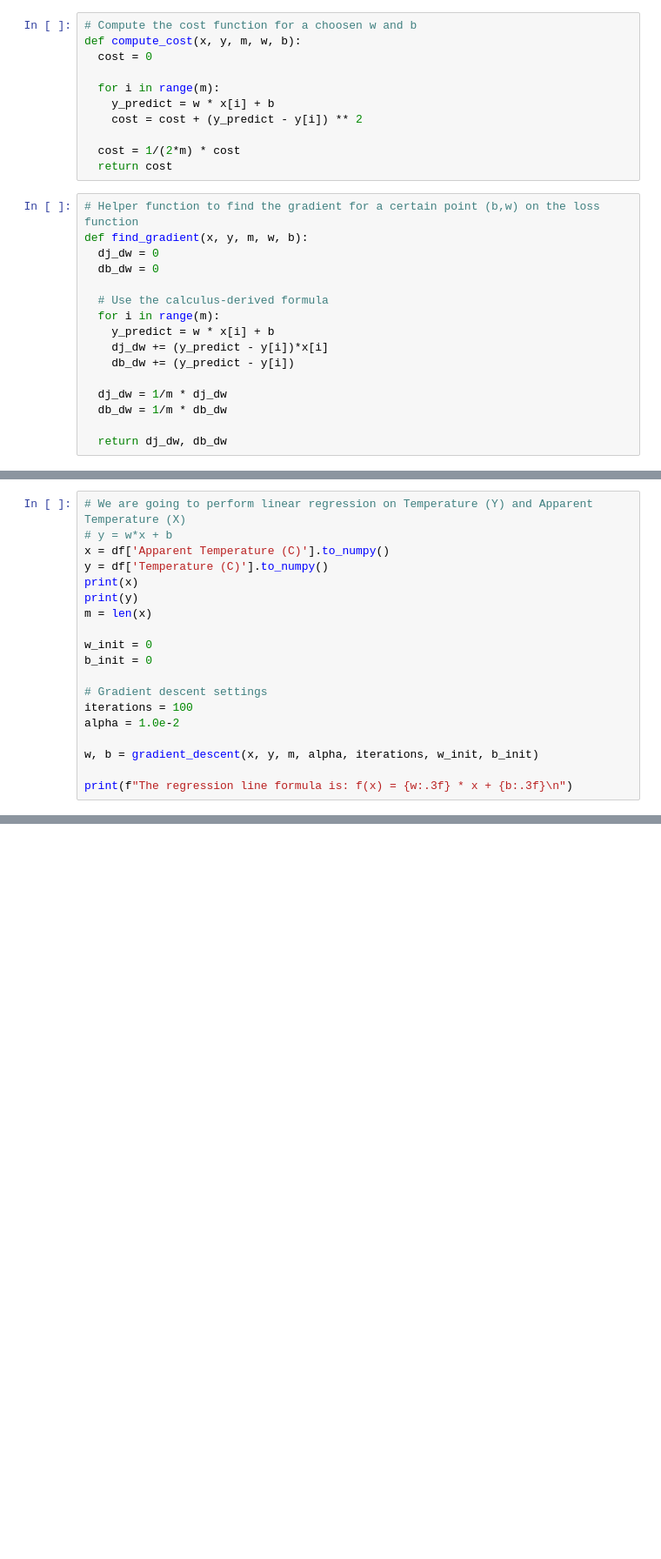
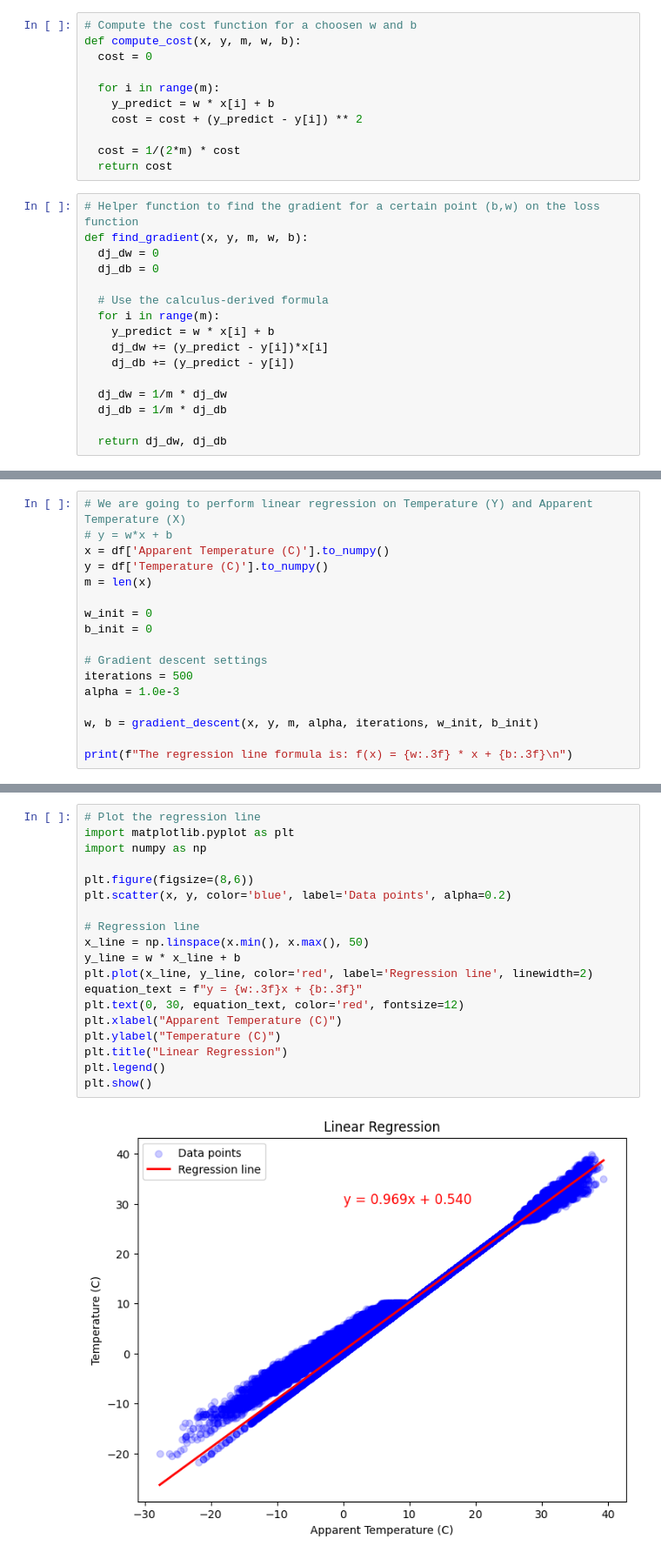
Before and after one commit to Jpan2005/ML, a Jupyter notebook: Regression_Model_w_gradient_descent.ipynb, the cells around one changed output, grey strips where cells are left out. Shown at 87% size. Drawn from its saved outputs; the diff is of its cells as text; blank space fills up the shorter version.

Commit message:
Done gradient descent linear model

```diff
--- a/Regression_Model_w_gradient_descent.ipynb
+++ b/Regression_Model_w_gradient_descent.ipynb
@@ -48,15 +65,15 @@ def compute_cost(x, y, m, w, b):
 # Helper function to find the gradient for a certain point (b,w) on the loss function
 def find_gradient(x, y, m, w, b):
   dj_dw = 0
-  db_dw = 0
+  dj_db = 0
 
   # Use the calculus-derived formula
   for i in range(m):
     y_predict = w * x[i] + b
     dj_dw += (y_predict - y[i])*x[i]
-    db_dw += (y_predict - y[i])
+    dj_db += (y_predict - y[i])
 
   dj_dw = 1/m * dj_dw
-  db_dw = 1/m * db_dw
+  dj_db = 1/m * dj_db
 
-  return dj_dw, db_dw
+  return dj_dw, dj_db
@@ -81,16 +111,14 @@ def gradient_descent(x, y, m, alpha, num_iter, w, b):
 # y = w*x + b
 x = df['Apparent Temperature (C)'].to_numpy()
 y = df['Temperature (C)'].to_numpy()
-print(x)
-print(y)
 m = len(x)
 
 w_init = 0
 b_init = 0
 
 # Gradient descent settings
-iterations = 100
-alpha = 1.0e-2
+iterations = 500
+alpha = 1.0e-3
 
 w, b = gradient_descent(x, y, m, alpha, iterations, w_init, b_init)
 
@@ -103,0 +144,21 @@ The regression line formula is: f(x) = -2013215907136.469 * x + -94293157545.554
+# %%
+# Plot the regression line
+import matplotlib.pyplot as plt
+import numpy as np
+
+plt.figure(figsize=(8,6))
+plt.scatter(x, y, color='blue', label='Data points', alpha=0.2)
+
+# Regression line
+x_line = np.linspace(x.min(), x.max(), 50)
+y_line = w * x_line + b
+plt.plot(x_line, y_line, color='red', label='Regression line', linewidth=2)
+equation_text = f"y = {w:.3f}x + {b:.3f}"
+plt.text(0, 30, equation_text, color='red', fontsize=12)
+plt.xlabel("Apparent Temperature (C)")
+plt.ylabel("Temperature (C)")
+plt.title("Linear Regression")
+plt.legend()
+plt.show()
+# %% [output]
+[figure, added]
```
Also changed, not shown: parts of 4 cells of this notebook.
